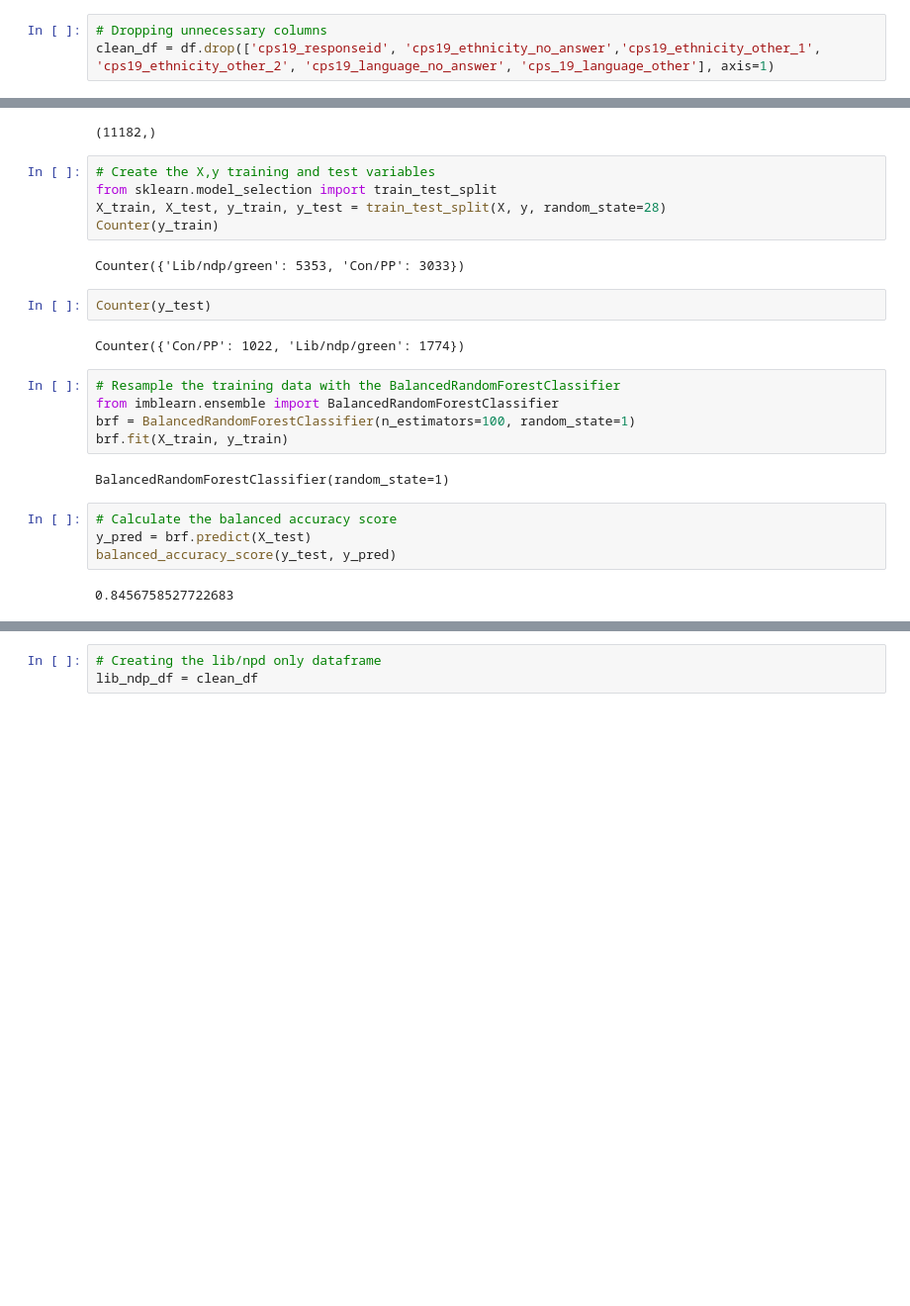
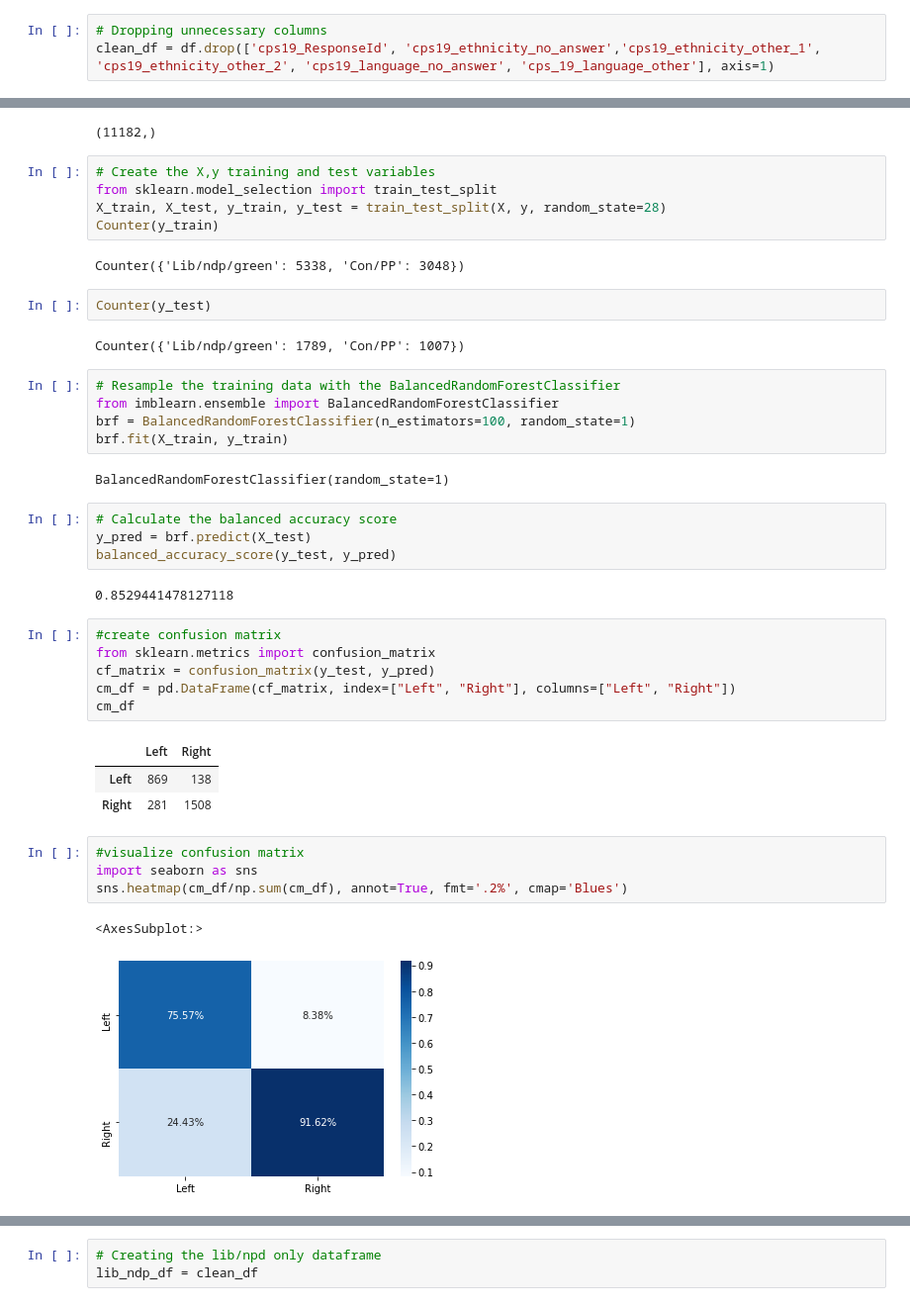
Before and after one commit to jhilberdink/Canadian_Election_Study_Analysis, a Jupyter notebook: machine_learning4.ipynb, the cells around one changed output, grey strips where cells are left out. Shown at 99% size. Drawn from its saved outputs; the diff is of its cells as text; blank space fills up the shorter version.

Commit message:
Updated comments and added confusion matrix

```diff
--- a/machine_learning4.ipynb
+++ b/machine_learning4.ipynb
@@ -51,7 +54,7 @@ df.head(5)
 5 rows × 86 columns
 # %%
 # Dropping unnecessary columns
-clean_df = df.drop(['cps19_responseid', 'cps19_ethnicity_no_answer','cps19_ethnicity_other_1', 'cps19_ethnicity_other_2', 'cps19_language_no_answer', 'cps_19_language_other'], axis=1)
+clean_df = df.drop(['cps19_ResponseId', 'cps19_ethnicity_no_answer','cps19_ethnicity_other_1', 'cps19_ethnicity_other_2', 'cps19_language_no_answer', 'cps_19_language_other'], axis=1)
 # %%
 # Dropping more unnecessary columns
 clean_df.drop(['cps19_language_arabic', 'cps19_language_chinese',
@@ -134,11 +137,11 @@ from sklearn.model_selection import train_test_split
 X_train, X_test, y_train, y_test = train_test_split(X, y, random_state=28)
 Counter(y_train)
 # %% [output]
-Counter({'Lib/ndp/green': 5353, 'Con/PP': 3033})
+Counter({'Lib/ndp/green': 5338, 'Con/PP': 3048})
 # %%
 Counter(y_test)
 # %% [output]
-Counter({'Con/PP': 1022, 'Lib/ndp/green': 1774})
+Counter({'Lib/ndp/green': 1789, 'Con/PP': 1007})
 # %%
 # Resample the training data with the BalancedRandomForestClassifier
 from imblearn.ensemble import BalancedRandomForestClassifier
@@ -151,4 +154,21 @@ BalancedRandomForestClassifier(random_state=1)
 y_pred = brf.predict(X_test)
 balanced_accuracy_score(y_test, y_pred)
 # %% [output]
-0.8456758527722683
+0.8529441478127118
+# %%
+#create confusion matrix
+from sklearn.metrics import confusion_matrix
+cf_matrix = confusion_matrix(y_test, y_pred)
+cm_df = pd.DataFrame(cf_matrix, index=["Left", "Right"], columns=["Left", "Right"])
+cm_df
+# %% [output]
+|  | Left | Right |
+| Left | 869 | 138 |
+| Right | 281 | 1508 |
+# %%
+#visualize confusion matrix
+import seaborn as sns
+sns.heatmap(cm_df/np.sum(cm_df), annot=True, fmt='.2%', cmap='Blues')
+# %% [output]
+<AxesSubplot:>
+[figure, added]
```
Also changed, not shown: parts of 16 cells of this notebook.
